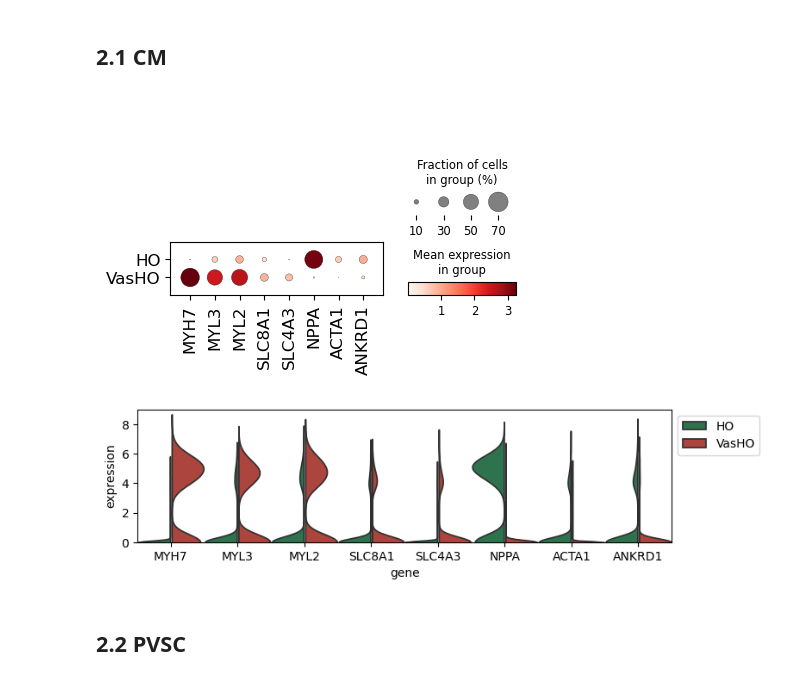
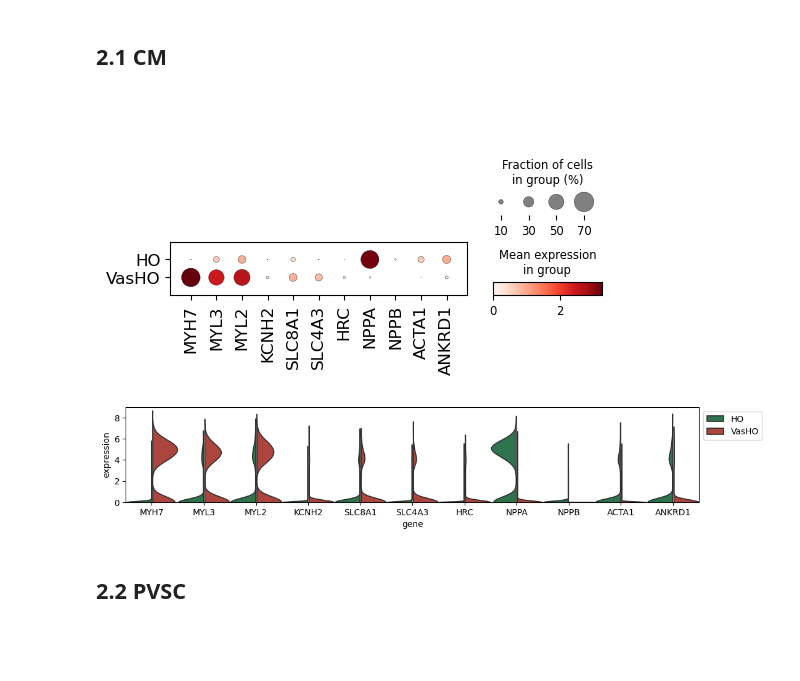
Before and after one commit to yachielab/DataAnalysis_Vascularized_Cardiac_Organoids, a Jupyter notebook: ipynb/CCO11.ipynb, the cells around one changed output. Cells and saved outputs as stored; diff of their text form; code cells hidden in the pictures; blank space fills up the shorter version.

```diff
--- a/ipynb/CCO11.ipynb
+++ b/ipynb/CCO11.ipynb
@@ -604,35 +604,35 @@ volcano_plot2(adata_cm,
 # %%
 marker_genes = ['MYH7', 'MYL3', 'MYL2', 'KCNH2', 'SLC8A1', 'SLC4A3', 'HRC', 'NPPA', 'NPPB', 'ACTA1', 'ANKRD1']
 
 dp = sc.pl.dotplot(
     adata_cm,
     groupby="batch",
-    var_names=var_names,
+    var_names=marker_genes,
     return_fig=True,
     show=False
 )
 
 dp.make_figure()
 ax = dp.ax_dict["mainplot_ax"]
 ax.tick_params(axis="x", labelsize=12)
 ax.tick_params(axis="y", labelsize=12)
 
 plt.savefig(f'{WORK_DIR}/dotplot/CM.png', bbox_inches="tight")
 plt.savefig(f'{WORK_DIR}/dotplot/CM.svg', bbox_inches="tight")
 plt.show()
 # %% [output]
-[figure, old version]
+[figure, new version]
 # %%
 plot_df = {"batch": [], "gene": [], "expression": []}
 
-for g in var_names:
+for g in marker_genes:
     plot_df["batch"] = plot_df["batch"] + adata_cm.obs["batch"].to_list()
     plot_df["gene"] = plot_df["gene"] + [g] * adata_cm.n_obs
     plot_df["expression"] = plot_df["expression"] + adata_cm.X[:, adata_cm.var_names == g].toarray().ravel().tolist()
 
 plot_df = pd.DataFrame(plot_df)
 
-fig, ax = plt.subplots(1, 1, figsize=(8, 2))
+fig, ax = plt.subplots(1, 1, figsize=(12, 2))
 
 sns.violinplot(
     ax=ax,
@@ -657,7 +657,7 @@ plt.savefig(f'{WORK_DIR}/dotplot/CM.violin.svg', bbox_inches="tight")
 
 plt.show()
 # %% [output]
-[figure, old version]
+[figure, new version]
 # %%
 var_names = ['MYH7', 'TNNT2', 'TNNI1', 'TNNI3', 'MYL3', 'MYL2', 'MYL7', 'NPPA']
 dp = sc.pl.dotplot(
```
Also changed, not shown: 5 other files.
